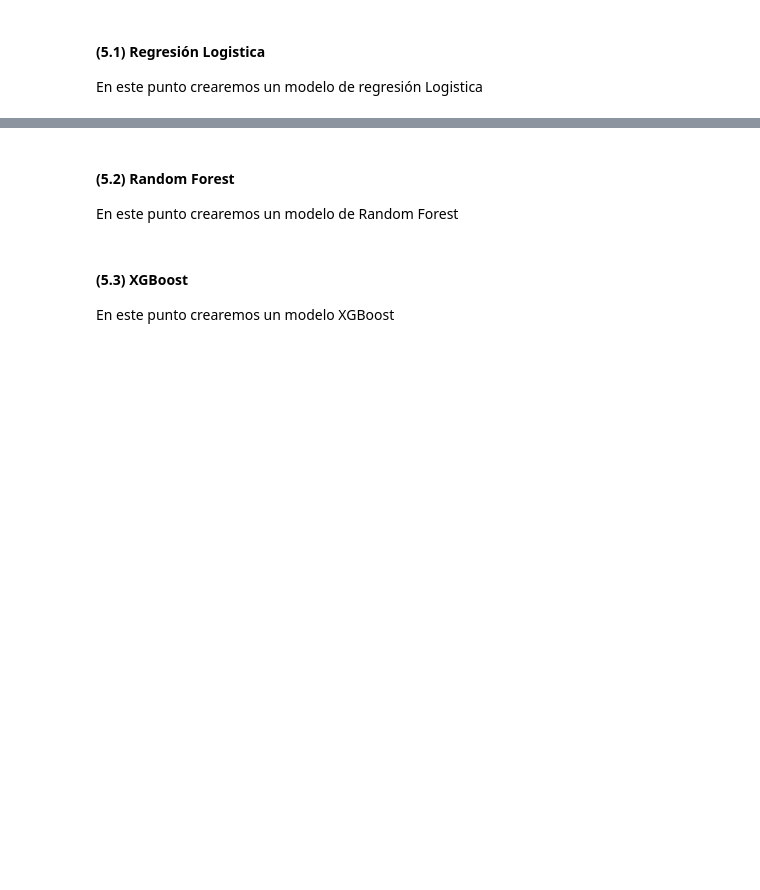
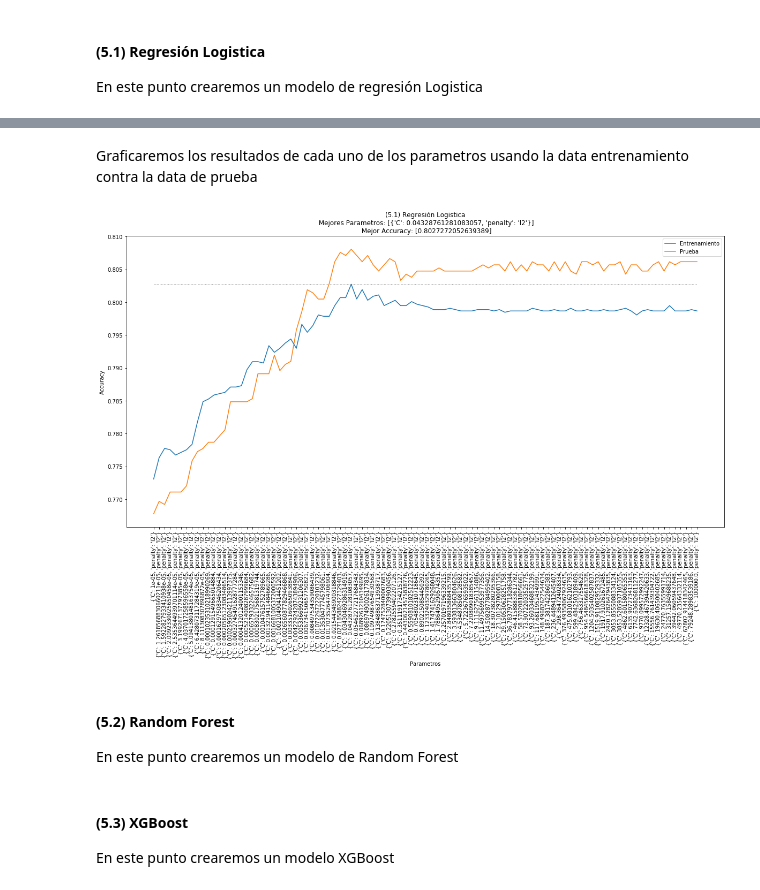
Before and after one commit to jorgeo80/UP_MCD, a Jupyter notebook: MachineLearning/Proyecto/CHURNAnalysis.ipynb, the cells around one changed output, grey strips where cells are left out. Cells and saved outputs as stored; diff of their text form; code cells hidden in the pictures; blank space fills up the shorter version.

```diff
--- a/MachineLearning/Proyecto/CHURNAnalysis.ipynb
+++ b/MachineLearning/Proyecto/CHURNAnalysis.ipynb
@@ -223,0 +265,12 @@ Please also refer to the documentation for alternative solver options:
+# %%
+test_sc = list()
+parameters = lr_cv.cv_results_['params']
+
+# Hacemos un loop para iterar sobre todos los parametros
+for value in parameters:
+    # Creamos el modelo y lo ajustamos
+    lr = LogisticRegression(C = value['C'], penalty=value['penalty'], max_iter=1000,
+                            random_state=3013, solver='liblinear')
+    lr.fit(X_train, y_train)
+    # Agregamos los resultados de nuestros scores a nuestras listas
+    test_sc.append(lr.score(X_test, y_test))
@@ -223,0 +279,23 @@ Please also refer to the documentation for alternative solver options:
+# %%
+# Generamos el data frame de los resultados
+cv_results = pd.DataFrame(lr_cv.cv_results_)
+
+# Generamos una variable llamada train_sc que contendra los scores de entrenamiento
+cv_results['train_sc'] = cv_results['mean_test_score']
+
+# Generamos una variable llamada model que tendra el nombre del modelo y ranking
+cv_results['x1'] = ['(5.1.'] * cv_results.shape[0]
+cv_results['x2'] = [') Regresión Logistica'] * cv_results.shape[0]
+cv_results['model'] = cv_results['x1'] + cv_results['rank_test_score'].astype(str) + cv_results['x2']
+
+# Generamos una variable llamada test_sc que contendra los scores de prueba
+cv_results['test_sc'] = test_sc
+
+# Seleccionamos las variables y el orden en que se guardara nuestro data frame
+cv_results = cv_results[['model', 'rank_test_score', 'param_C', 'param_penalty',
+                         'params', 'train_sc', 'test_sc']]
+
+# Seleccionamos y creamos un nuevo data frame solo con el top de los modelos obtenidos en el punto anterior
+lr_top3 = cv_results[cv_results['rank_test_score']<=3].sort_values(by=['rank_test_score'])
+lr_top3 = lr_top3.reset_index(drop=True)
+lr_top3
@@ -224,3 +307,13 @@ Please also refer to the documentation for alternative solver options:
+# %% [markdown]
+Graficaremos los resultados de cada uno de los parametros usando la data entrenamiento contra la data de prueba
+# %%
+# Usaremos solo la data obtenida para los parametros de penalties 'l2'
+dataFrame = cv_results[cv_results['param_penalty']=='l2']
+
+# Corremos la función que grafica la data de entrenamiento vs prueba
+plot_train_test(dataFrame, modelName='(5.1) Regresión Logistica')
+# %% [output]
+[figure, added]
 # %% [markdown]
 #### (5.2) Random Forest
 En este punto crearemos un modelo de Random Forest
```
Also changed, not shown: parts of 9 cells of this notebook.
